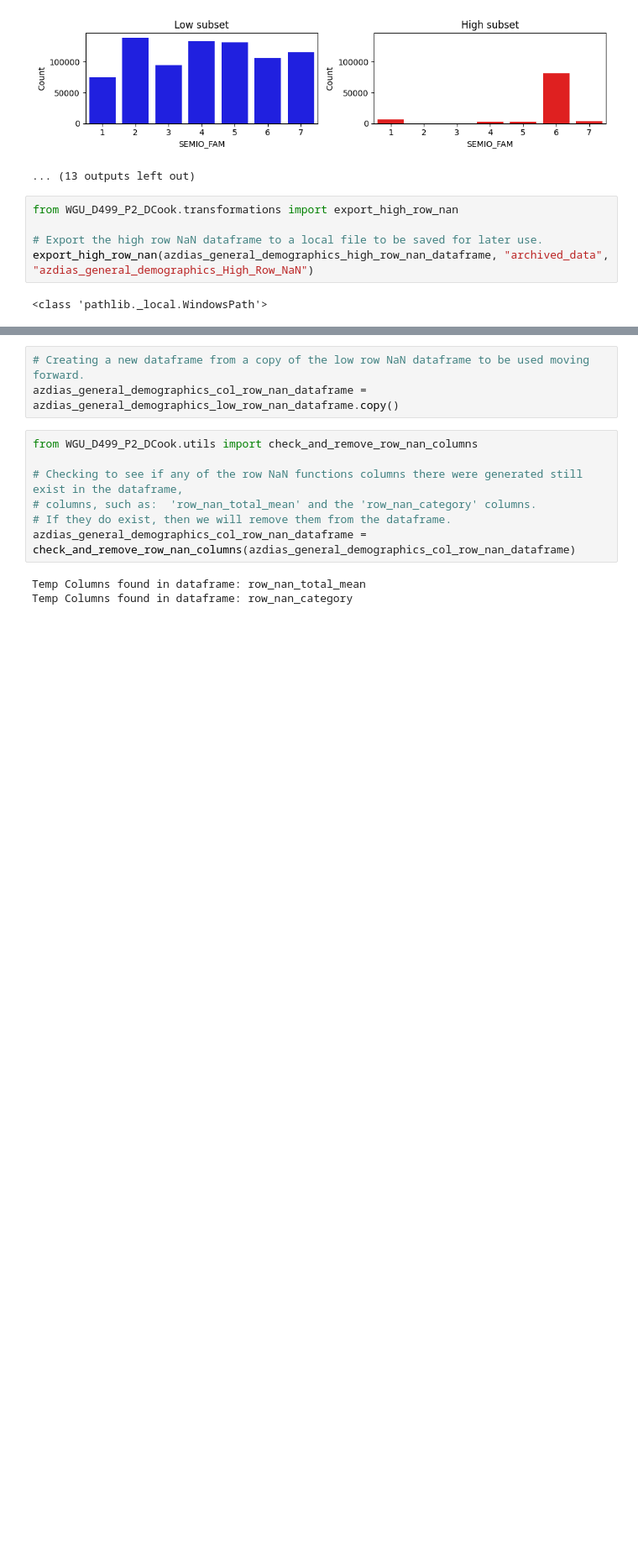
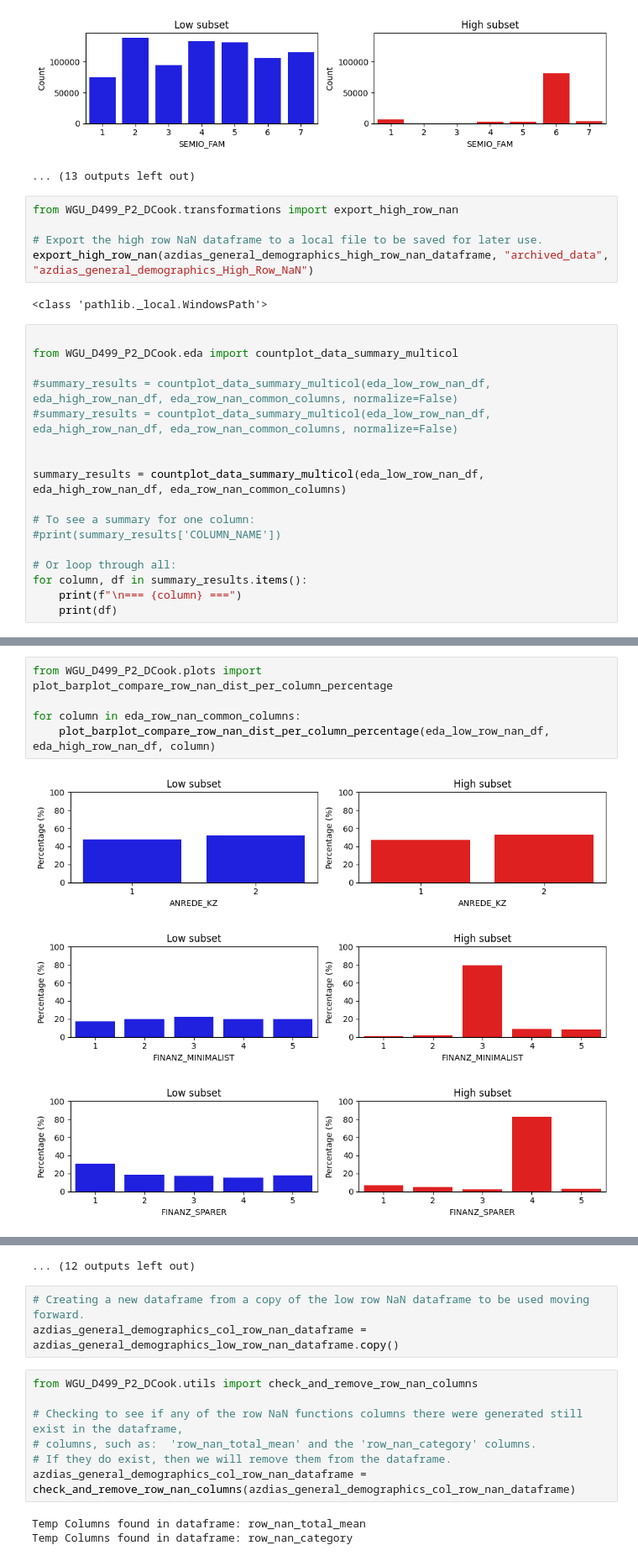
Before and after one commit to Caprikey/WGU_D499_P2_DCook, a Jupyter notebook: notebooks/Identify_Customer_Segments_dcook.ipynb, the cells around one changed output, grey strips where cells are left out. Shown at 84% size. Drawn from its saved outputs; the diff is of its cells as text; blank space fills up the shorter version.

```diff
--- a/notebooks/Identify_Customer_Segments_dcook.ipynb
+++ b/notebooks/Identify_Customer_Segments_dcook.ipynb
@@ -851,3 +851,20 @@ from WGU_D499_P2_DCook.transformations import export_high_row_nan
 export_high_row_nan(azdias_general_demographics_high_row_nan_dataframe, "archived_data", "azdias_general_demographics_High_Row_NaN")
 # %% [output]
 <class 'pathlib._local.WindowsPath'>
+# %%
+
+from WGU_D499_P2_DCook.eda import countplot_data_summary_multicol
+
+#summary_results = countplot_data_summary_multicol(eda_low_row_nan_df, eda_high_row_nan_df, eda_row_nan_common_columns, normalize=False)
+#summary_results = countplot_data_summary_multicol(eda_low_row_nan_df, eda_high_row_nan_df, eda_row_nan_common_columns, normalize=False)
+
+
+summary_results = countplot_data_summary_multicol(eda_low_row_nan_df, eda_high_row_nan_df, eda_row_nan_common_columns)
+
+# To see a summary for one column:
+#print(summary_results['COLUMN_NAME'])
+
+# Or loop through all:
+for column, df in summary_results.items():
+    print(f"\n=== {column} ===")
+    print(df)
@@ -853,0 +916,9 @@ export_high_row_nan(azdias_general_demographics_high_row_nan_dataframe, "archive
+# %%
+from WGU_D499_P2_DCook.plots import plot_barplot_compare_row_nan_dist_per_column_percentage
+
+for column in eda_row_nan_common_columns:
+    plot_barplot_compare_row_nan_dist_per_column_percentage(eda_low_row_nan_df, eda_high_row_nan_df, column)
+# %% [output]
+[figure, added]
+[figure, added]
+[figure, added]
@@ -854,3 +934,4 @@ export_high_row_nan(azdias_general_demographics_high_row_nan_dataframe, "archive
+... (12 outputs left out)
 # %%
 # Creating a new dataframe from a copy of the low row NaN dataframe to be used moving forward.
 azdias_general_demographics_col_row_nan_dataframe = azdias_general_demographics_low_row_nan_dataframe.copy()
```
Also changed, not shown: parts of 3 cells of this notebook, 26 other files.
